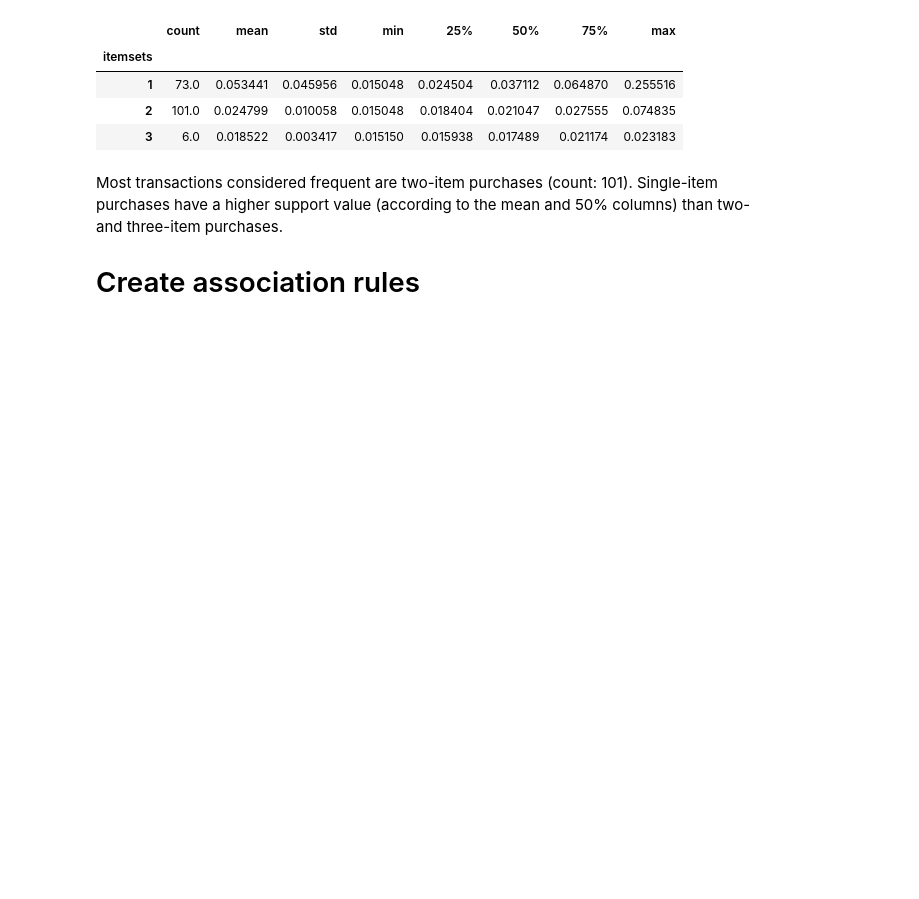
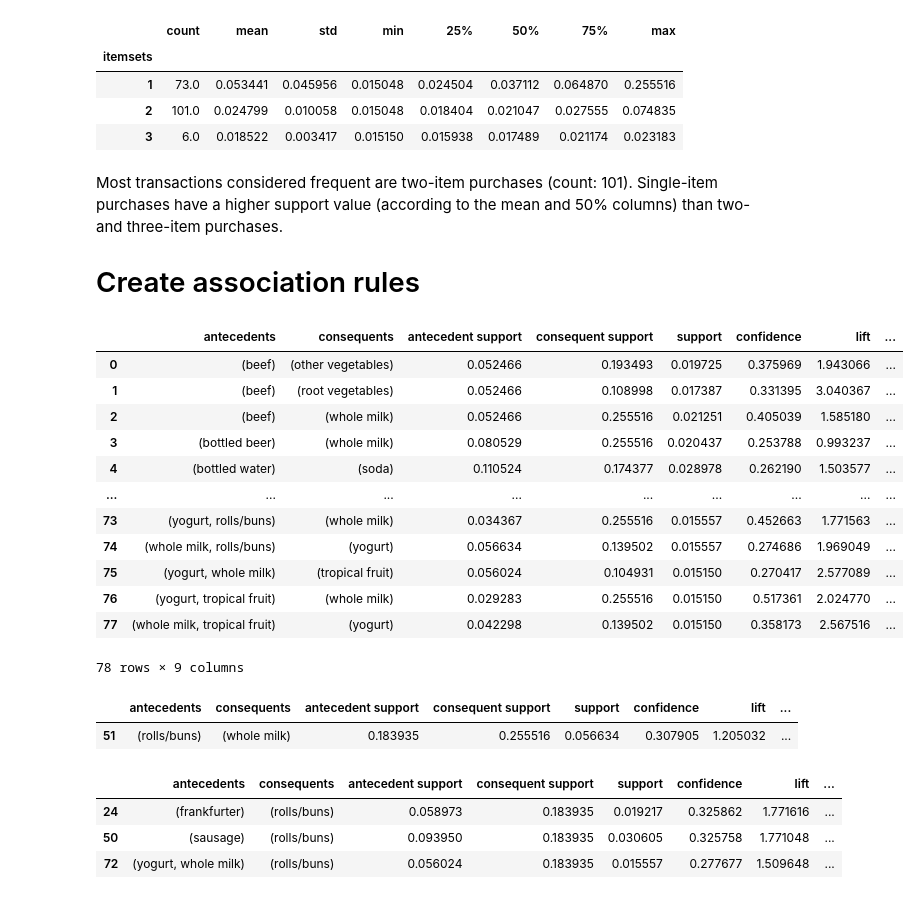
Before and after one commit to ennegineer/MarketBasketAnalysis, a Jupyter notebook: mba.ipynb, the cells around one changed output. Saved outputs shown, nothing was run; the diff lists cells and outputs as text; code cells hidden in the pictures; blank space fills up the shorter version.

```diff
--- a/mba.ipynb
+++ b/mba.ipynb
@@ -144,3 +144,38 @@ frequent_itemsets.groupby(length)['support'].describe()
 Most transactions considered frequent are two-item purchases (count: 101). Single-item purchases have a higher support value (according to the mean and 50% columns) than two- and three-item purchases.
 
 # Create association rules
+# %%
+# Generate rules - looking for confidence with a minimum threshold of 0.25
+rules = association_rules(frequent_itemsets, metric = 'confidence', min_threshold = 0.25)
+rules
+# %% [output]
+|  | antecedents | consequents | antecedent support | consequent support | support | confidence | lift | ... |
+| 0 | (beef) | (other vegetables) | 0.052466 | 0.193493 | 0.019725 | 0.375969 | 1.943066 | ... |
+| 1 | (beef) | (root vegetables) | 0.052466 | 0.108998 | 0.017387 | 0.331395 | 3.040367 | ... |
+| 2 | (beef) | (whole milk) | 0.052466 | 0.255516 | 0.021251 | 0.405039 | 1.585180 | ... |
+| 3 | (bottled beer) | (whole milk) | 0.080529 | 0.255516 | 0.020437 | 0.253788 | 0.993237 | ... |
+| 4 | (bottled water) | (soda) | 0.110524 | 0.174377 | 0.028978 | 0.262190 | 1.503577 | ... |
+| ... | ... | ... | ... | ... | ... | ... | ... | ... |
+| 73 | (yogurt, rolls/buns) | (whole milk) | 0.034367 | 0.255516 | 0.015557 | 0.452663 | 1.771563 | ... |
+| 74 | (whole milk, rolls/buns) | (yogurt) | 0.056634 | 0.139502 | 0.015557 | 0.274686 | 1.969049 | ... |
+| 75 | (yogurt, whole milk) | (tropical fruit) | 0.056024 | 0.104931 | 0.015150 | 0.270417 | 2.577089 | ... |
+| 76 | (yogurt, tropical fruit) | (whole milk) | 0.029283 | 0.255516 | 0.015150 | 0.517361 | 2.024770 | ... |
+| 77 | (whole milk, tropical fruit) | (yogurt) | 0.042298 | 0.139502 | 0.015150 | 0.358173 | 2.567516 | ... |
+78 rows × 9 columns
+# %%
+# Filter to see only 'rolls/buns' in the antecedent
+rows = rules['antecedents'] == {'rolls/buns'}
+# Apply the filter
+rules[rows]
+# %% [output]
+|  | antecedents | consequents | antecedent support | consequent support | support | confidence | lift | ... |
+| 51 | (rolls/buns) | (whole milk) | 0.183935 | 0.255516 | 0.056634 | 0.307905 | 1.205032 | ... |
+# %%
+# Repeat the process for the consequent
+rows = rules['consequents'] == {'rolls/buns'}
+rules[rows]
+# %% [output]
+|  | antecedents | consequents | antecedent support | consequent support | support | confidence | lift | ... |
+| 24 | (frankfurter) | (rolls/buns) | 0.058973 | 0.183935 | 0.019217 | 0.325862 | 1.771616 | ... |
+| 50 | (sausage) | (rolls/buns) | 0.093950 | 0.183935 | 0.030605 | 0.325758 | 1.771048 | ... |
+| 72 | (yogurt, whole milk) | (rolls/buns) | 0.056024 | 0.183935 | 0.015557 | 0.277677 | 1.509648 | ... |
```
Also changed, not shown: parts of 5 cells of this notebook.
